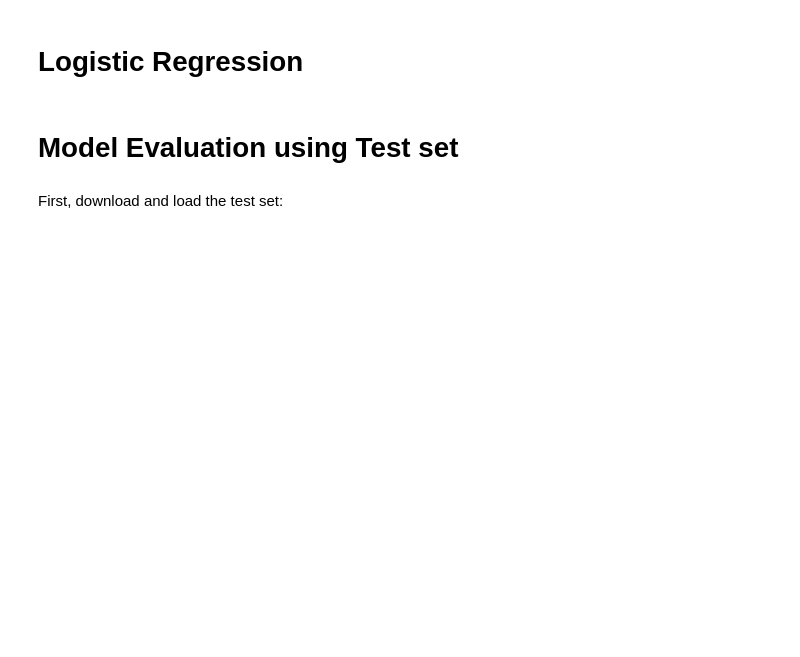
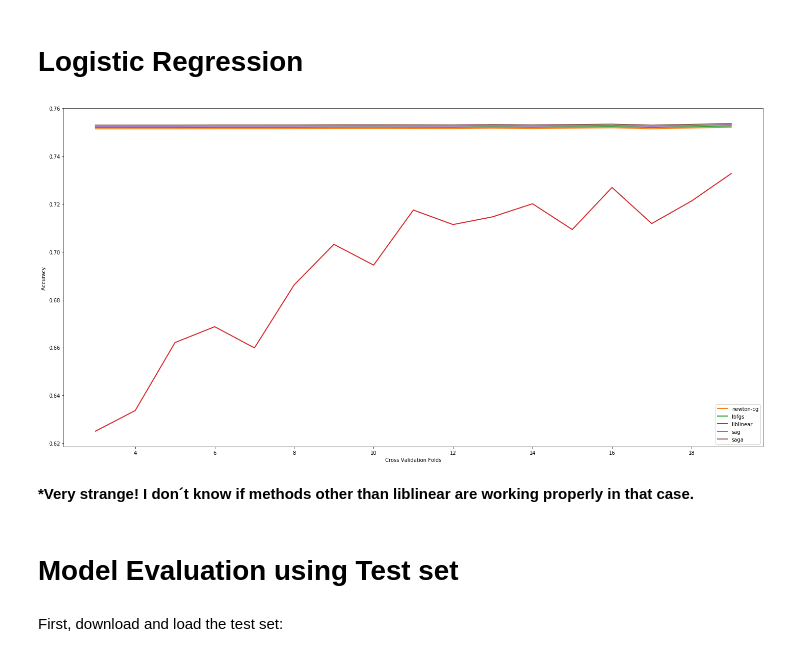
Before and after one commit to fensterseifer/coursera-final-08, a Jupyter notebook: Assignment Notebook.ipynb, the cells around one changed output. Saved outputs shown, nothing was run; the diff lists cells and outputs as text; code cells hidden in the pictures; blank space fills up the shorter version.

```diff
--- a/Assignment Notebook.ipynb
+++ b/Assignment Notebook.ipynb
@@ -435,2 +450,39 @@ plt.imshow(img,interpolation='nearest')
 # %% [markdown]
 # Logistic Regression
+# %%
+from sklearn.linear_model import LogisticRegression
+
+LR1 = LogisticRegression(C=0.01, solver='newton-cg')
+LR2 = LogisticRegression(C=0.01, solver='lbfgs')
+LR3 = LogisticRegression(C=0.01, solver='liblinear')
+LR4 = LogisticRegression(C=0.01, solver='sag')
+LR5 = LogisticRegression(C=0.01, solver='saga')
+
+fig = mpl.pyplot.gcf()
+fig.set_size_inches(20, 10)
+
+Kcs = 3
+Kce = 20
+mean_mean = np.zeros((5, Kce-Kcs))
+
+for c in range(Kcs,Kce):
+    mean_mean[0, c-Kcs] = cross_val_score(LR1, X, y, cv=c).mean()
+    mean_mean[1, c-Kcs] = cross_val_score(LR2, X, y, cv=c).mean()
+    mean_mean[2, c-Kcs] = cross_val_score(LR3, X, y, cv=c).mean()
+    mean_mean[3, c-Kcs] = cross_val_score(LR4, X, y, cv=c).mean()
+    mean_mean[4, c-Kcs] = cross_val_score(LR5, X, y, cv=c).mean()
+
+plt.plot(range(Kcs,Kce), mean_mean[0], color='C1', linewidth=2)
+plt.plot(range(Kcs,Kce), mean_mean[1]+.0005, color='C2', linewidth=2)
+plt.plot(range(Kcs,Kce), mean_mean[2], color='C3', linewidth=2)
+plt.plot(range(Kcs,Kce), mean_mean[3]+.0010, color='C4', linewidth=2)
+plt.plot(range(Kcs,Kce), mean_mean[4]+.0015, color='C5', linewidth=2)
+plt.legend(['newton-cg', 'lbfgs', 'liblinear', 'sag', 'saga'])
+plt.ylabel('Accuracy ')
+plt.xlabel('Cross Validation Folds')
+plt.tight_layout()
+plt.show()
+# %% [output]
+[figure, added]
+# %% [markdown]
+<b> *Very strange! I don´t know if methods other than liblinear are working properly in that case.</b>
```
Also changed, not shown: parts of 24 cells of this notebook.
